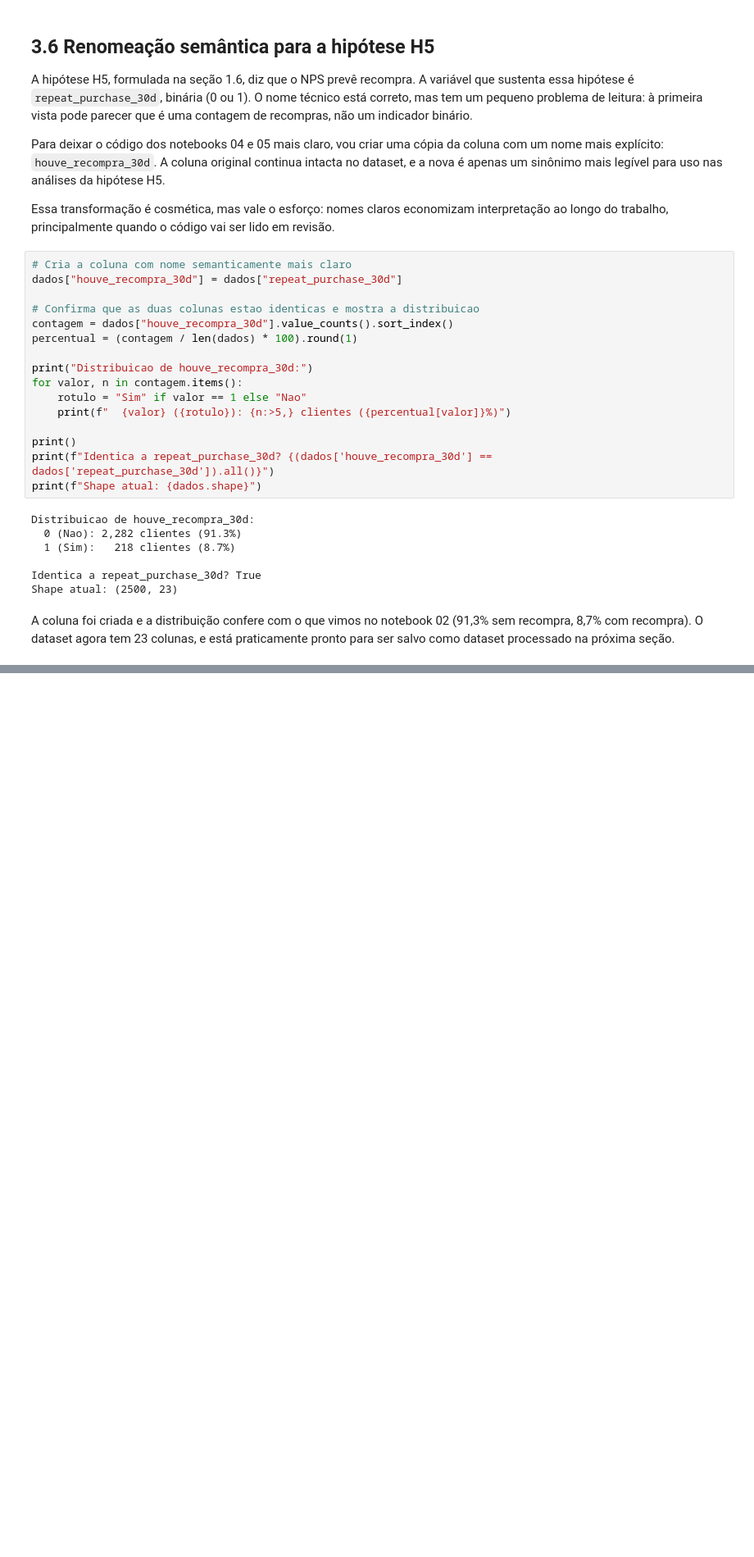
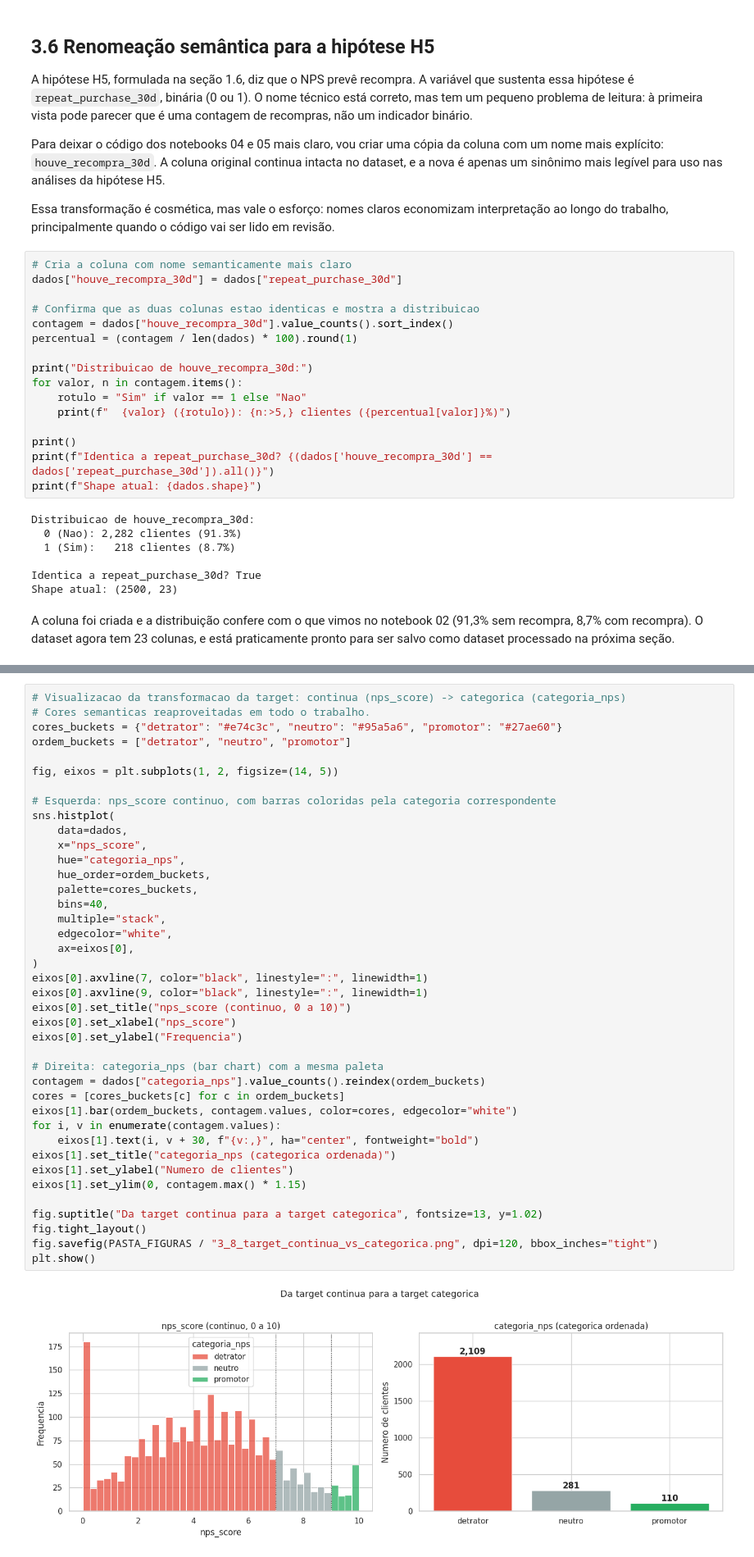
Before and after one commit to guillecosme/fiap-ai-scientist-tech-challange-fase-01, a Jupyter notebook: notebooks/03_data_preparation.ipynb, the cells around one changed output, grey strips where cells are left out. Shown at 82% size. Drawn from its saved outputs; the diff is of its cells as text; blank space fills up the shorter version.

```diff
--- a/notebooks/03_data_preparation.ipynb
+++ b/notebooks/03_data_preparation.ipynb
@@ -384,0 +473,42 @@ A coluna foi criada e a distribuição confere com o que vimos no notebook 02 (9
+# %%
+# Visualizacao da transformacao da target: continua (nps_score) -> categorica (categoria_nps)
+# Cores semanticas reaproveitadas em todo o trabalho.
+cores_buckets = {"detrator": "#e74c3c", "neutro": "#95a5a6", "promotor": "#27ae60"}
+ordem_buckets = ["detrator", "neutro", "promotor"]
+
+fig, eixos = plt.subplots(1, 2, figsize=(14, 5))
+
+# Esquerda: nps_score continuo, com barras coloridas pela categoria correspondente
+sns.histplot(
+    data=dados,
+    x="nps_score",
+    hue="categoria_nps",
+    hue_order=ordem_buckets,
+    palette=cores_buckets,
+    bins=40,
+    multiple="stack",
+    edgecolor="white",
+    ax=eixos[0],
+)
+eixos[0].axvline(7, color="black", linestyle=":", linewidth=1)
+eixos[0].axvline(9, color="black", linestyle=":", linewidth=1)
+eixos[0].set_title("nps_score (continuo, 0 a 10)")
+eixos[0].set_xlabel("nps_score")
+eixos[0].set_ylabel("Frequencia")
+
+# Direita: categoria_nps (bar chart) com a mesma paleta
+contagem = dados["categoria_nps"].value_counts().reindex(ordem_buckets)
+cores = [cores_buckets[c] for c in ordem_buckets]
+eixos[1].bar(ordem_buckets, contagem.values, color=cores, edgecolor="white")
+for i, v in enumerate(contagem.values):
+    eixos[1].text(i, v + 30, f"{v:,}", ha="center", fontweight="bold")
+eixos[1].set_title("categoria_nps (categorica ordenada)")
+eixos[1].set_ylabel("Numero de clientes")
+eixos[1].set_ylim(0, contagem.max() * 1.15)
+
+fig.suptitle("Da target continua para a target categorica", fontsize=13, y=1.02)
+fig.tight_layout()
+fig.savefig(PASTA_FIGURAS / "3_8_target_continua_vs_categorica.png", dpi=120, bbox_inches="tight")
+plt.show()
+# %% [output]
+[figure, added]
```
Also changed, not shown: parts of 8 cells of this notebook, 4 other files.
